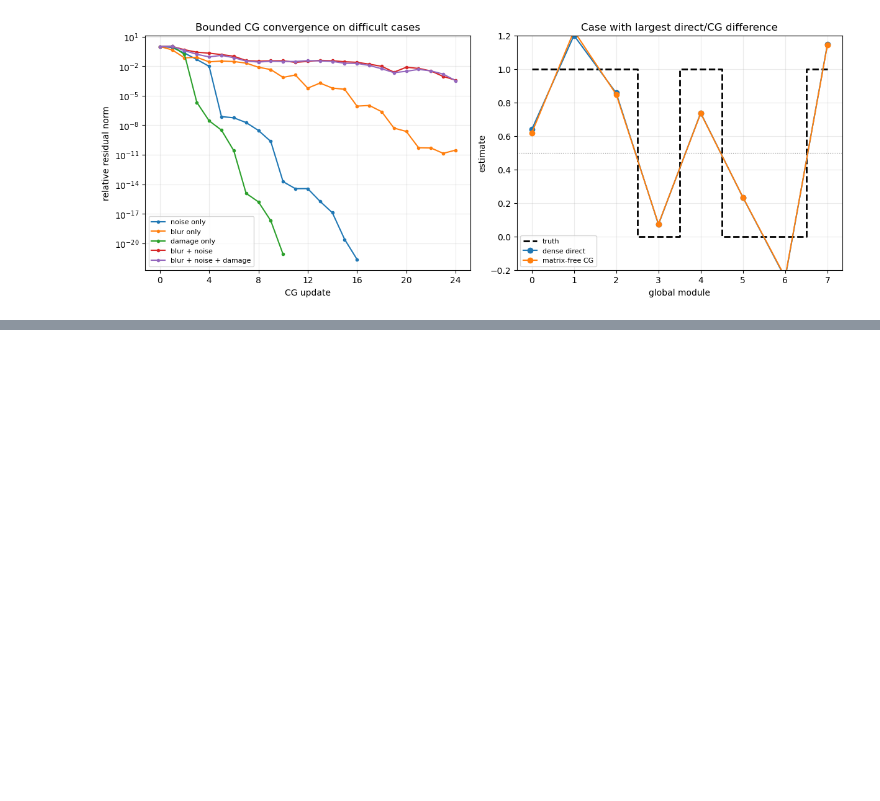
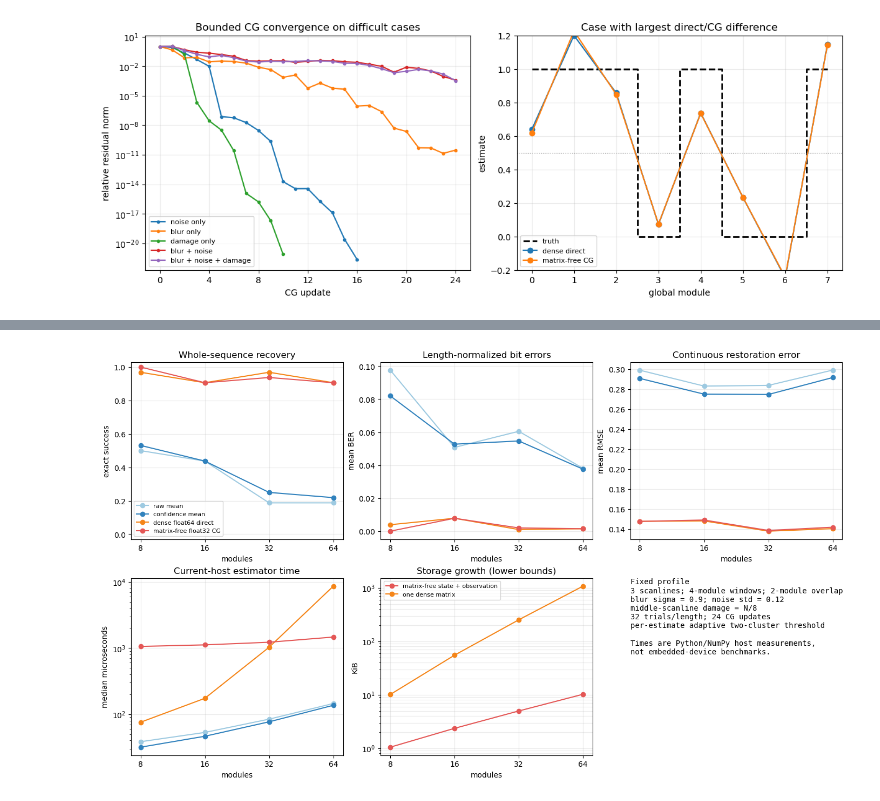
Before and after one commit to mikelandjelos/bayesian-barcode-restoration, a Jupyter notebook: research/notebooks/01_linear_cellular_sheaf.ipynb, the cells around one changed output, grey strips where cells are left out. Cells and saved outputs as stored; diff of their text form; code cells hidden in the pictures; blank space fills up the shorter version.

```diff
--- a/research/notebooks/01_linear_cellular_sheaf.ipynb
+++ b/research/notebooks/01_linear_cellular_sheaf.ipynb
@@ -1507,0 +1888,44 @@ This completes the planned linear cellular-sheaf foundation: scalar intuition, o
+# %%
+gate7_colors = ('#9ECAE1', '#3182BD', '#F58518', '#E45756')
+fig, axes = plt.subplots(2, 3, figsize=(14, 8), constrained_layout=True)
+
+for method_index, (method_name, color) in enumerate(zip(gate7_method_names, gate7_colors)):
+    available = np.isfinite(gate7_mean_success[method_index])
+    axes[0, 0].plot(gate7_lengths[available], gate7_mean_success[method_index, available], 'o-', color=color, label=method_name)
+    axes[0, 1].plot(gate7_lengths[available], gate7_mean_ber[method_index, available], 'o-', color=color, label=method_name)
+    axes[0, 2].plot(gate7_lengths[available], gate7_mean_rmse[method_index, available], 'o-', color=color, label=method_name)
+    axes[1, 0].plot(gate7_lengths[available], gate7_median_runtime_us[method_index, available], 'o-', color=color, label=method_name)
+
+for ax in axes.flat[:4]:
+    ax.set_xscale('log', base=2)
+    ax.set_xticks(gate7_lengths, labels=gate7_lengths)
+    ax.grid(alpha=0.25)
+axes[0, 0].set(title='Whole-sequence recovery', xlabel='modules', ylabel='exact success', ylim=(-0.03, 1.03))
+axes[0, 1].set(title='Length-normalized bit errors', xlabel='modules', ylabel='mean BER')
+axes[0, 2].set(title='Continuous restoration error', xlabel='modules', ylabel='mean RMSE')
+axes[1, 0].set(title='Current-host estimator time', xlabel='modules', ylabel='median microseconds', yscale='log')
+axes[0, 0].legend(fontsize=8)
+
+axes[1, 1].plot(gate7_lengths, gate7_matrix_free_bytes / 1024, 'o-', color='#E45756', label='matrix-free state + observation')
+axes[1, 1].plot(gate7_lengths, gate7_dense_matrix_bytes / 1024, 'o-', color='#F58518', label='one dense matrix')
+axes[1, 1].set_xscale('log', base=2)
+axes[1, 1].set_yscale('log')
+axes[1, 1].set(title='Storage growth (lower bounds)', xlabel='modules', ylabel='KiB', xticks=gate7_lengths, xticklabels=gate7_lengths)
+axes[1, 1].grid(alpha=0.25, which='both')
+axes[1, 1].legend(fontsize=8)
+
+axes[1, 2].axis('off')
+axes[1, 2].text(
+    0.0, 1.0,
+    'Fixed profile\n'
+    f'3 scanlines; 4-module windows; 2-module overlap\n'
+    f'blur sigma = {gate7_blur_sigma}; noise std = {gate7_noise_std}\n'
+    'middle-scanline damage = N/8\n'
+    f'{gate7_trials_per_length} trials/length; {gate6_iteration_budget} CG updates\n'
+    'per-estimate adaptive two-cluster threshold\n\n'
+    'Times are Python/NumPy host measurements,\nnot embedded-device benchmarks.',
+    va='top', family='monospace', fontsize=10,
+)
+plt.show()
+# %% [output]
+[figure, added]
```
Also changed, not shown: parts of 9 cells of this notebook, 2 other files.
